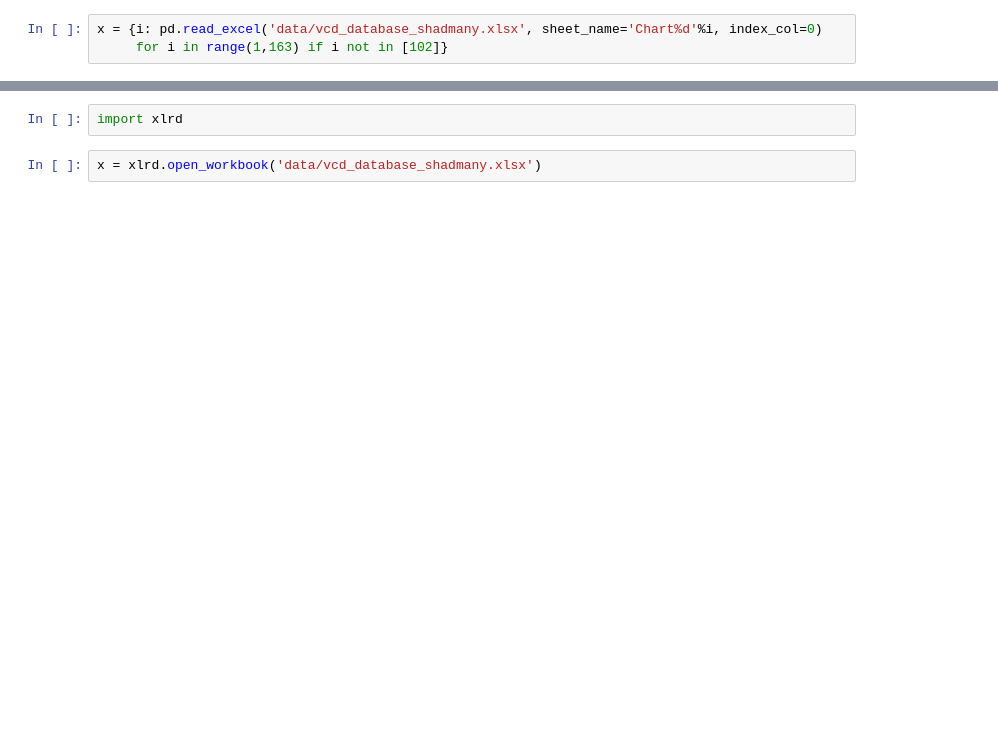
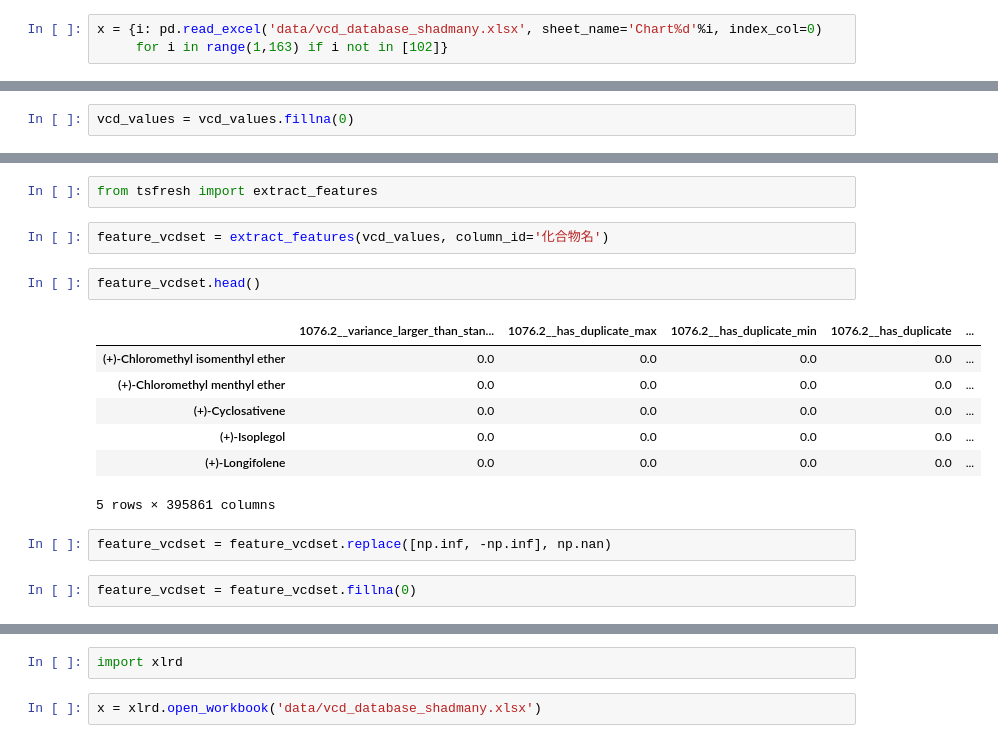
Before and after one commit to rgerkin/enantiomerlist, a Jupyter notebook: vcd.ipynb, the cells around one changed output, grey strips where cells are left out. Drawn from its saved outputs; the diff is of its cells as text; blank space fills up the shorter version.

```diff
--- a/vcd.ipynb
+++ b/vcd.ipynb
@@ -126,0 +119,2 @@ pd.concat(x).unstack()['ＶＣＤ']
+# %%
+vcd_values = vcd_values.fillna(0)
@@ -126,0 +133,18 @@ pd.concat(x).unstack()['ＶＣＤ']
+# %%
+from tsfresh import extract_features
+# %%
+feature_vcdset = extract_features(vcd_values, column_id='化合物名')
+# %%
+feature_vcdset.head()
+# %% [output]
+|  | 1076.2__variance_larger_than_stan... | 1076.2__has_duplicate_max | 1076.2__has_duplicate_min | 1076.2__has_duplicate | ... |
+| (+)-Chloromethyl isomenthyl ether | 0.0 | 0.0 | 0.0 | 0.0 | ... |
+| (+)-Chloromethyl menthyl ether | 0.0 | 0.0 | 0.0 | 0.0 | ... |
+| (+)-Cyclosativene | 0.0 | 0.0 | 0.0 | 0.0 | ... |
+| (+)-Isoplegol | 0.0 | 0.0 | 0.0 | 0.0 | ... |
+| (+)-Longifolene | 0.0 | 0.0 | 0.0 | 0.0 | ... |
+5 rows × 395861 columns
+# %%
+feature_vcdset = feature_vcdset.replace([np.inf, -np.inf], np.nan)
+# %%
+feature_vcdset = feature_vcdset.fillna(0)
```
Also changed, not shown: parts of 56 cells of this notebook, 6 other files.
